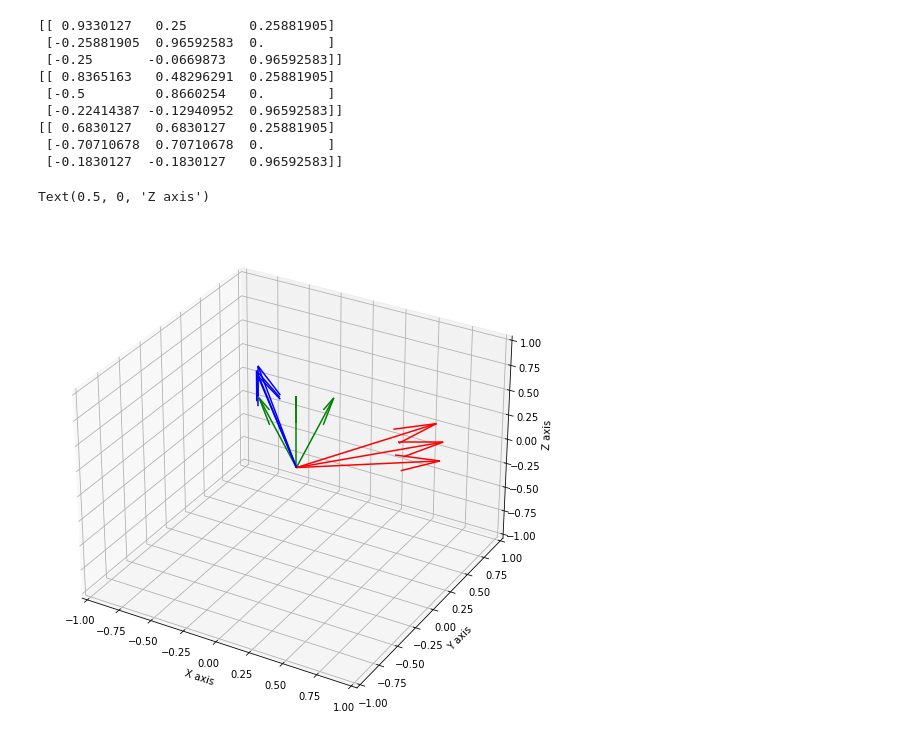
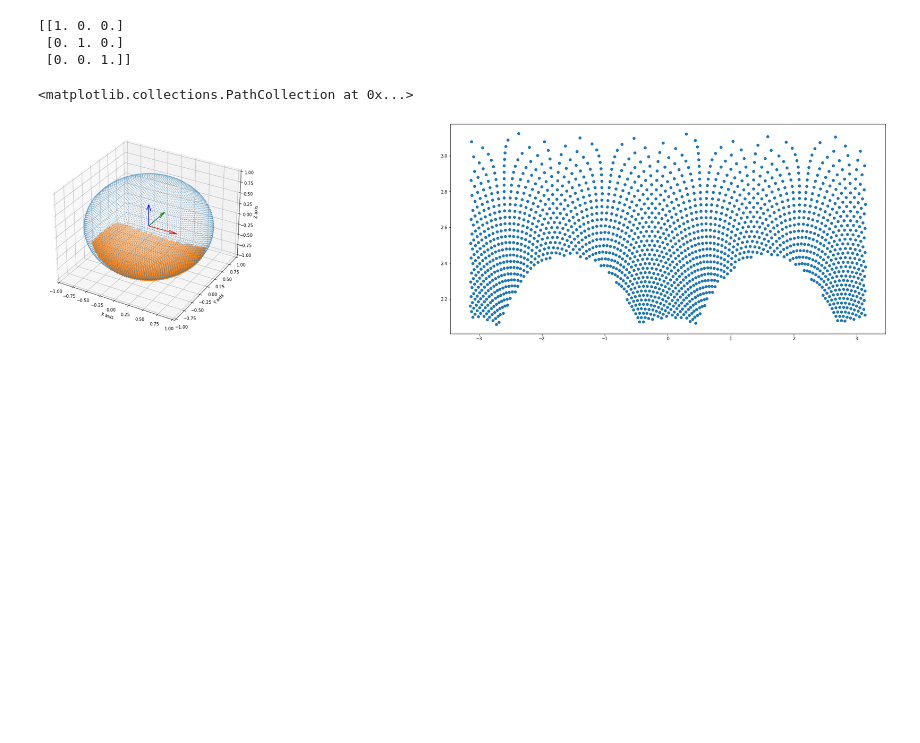
Before and after one commit to Cislunar-Explorers/CislunarSim, a Jupyter notebook: src/utils/camera_fov.ipynb, the cells around one changed output. Saved outputs shown, nothing was run; the diff lists cells and outputs as text; code cells hidden in the pictures; blank space fills up the shorter version.

Commit message:
add camera fov sphere calculations and vis

```diff
--- a/src/utils/camera_fov.ipynb
+++ b/src/utils/camera_fov.ipynb
@@ -5,36 +6,43 @@ from utils import gnc_utils
 # %%
+fig = plt.figure(figsize=(40, 9))
+ax1 = fig.add_subplot(121, projection="3d")
+ax2 = fig.add_subplot(122)
 
-fig = plt.figure(figsize=(19,9))
-ax = fig.gca(projection='3d')
+DEG_2_RAD = np.pi / 180
 
-DEG_2_RAD = np.pi/180
+DCM = np.eye(3)
+# DCM = gnc_utils.C1(45 * DEG_2_RAD)
+# DCM = np.matmul(gnc_utils.C2(45 * DEG_2_RAD), DCM)
+sphere_points = camera_fov_utils.fibonacci_sphere(samples=10000)
+sphere_array = np.array(sphere_points)
 
-DCM = gnc_utils.C3(15 * DEG_2_RAD)
-DCM = np.matmul(gnc_utils.C2(-15 * DEG_2_RAD), DCM)
-
-for angle in [0, 15, 30]:
-    triad = np.eye(3)
-    triad = np.matmul(gnc_utils.C3(angle * DEG_2_RAD), triad)
+for angle in [0]:
+    triad = 0.5 * np.eye(3)
+    # triad = np.matmul(gnc_utils.C3(angle * DEG_2_RAD), triad)
     triad = np.matmul(DCM, triad)
 
-    ax.quiver(0,0,0, *triad[0,:], color='red') # X
-    ax.quiver(0,0,0, *triad[1,:], color='green') # Y
-    ax.quiver(0,0,0, *triad[2,:], color='blue') # Z. Coloring scheme follows SOLIDWORKS
-ax.set_xlim3d((-1,1))
-ax.set_ylim3d((-1,1))
-ax.set_zlim3d((-1,1))
-ax.set_xlabel("X axis")
-ax.set_ylabel("Y axis")
-ax.set_zlabel("Z axis")
+    ax1.quiver(0, 0, 0, *triad[0, :], color="red")  # X
+    ax1.quiver(0, 0, 0, *triad[1, :], color="green")  # Y
+    ax1.quiver(0, 0, 0, *triad[2, :], color="blue")  # Z. Coloring scheme follows SOLIDWORKS
+    camera = camera_fov_utils.CameraFov(DCM)
+    viewable_angles = camera_fov_utils.vec_in_fov(camera, sphere_array)
+
+ax1.scatter(sphere_array[:, 0], sphere_array[:, 1], sphere_array[:, 2], ".", s=0.2)
+ax1.scatter(viewable_angles[:, 0], viewable_angles[:, 1], viewable_angles[:, 2])
+ax1.set_xlim3d((-1, 1))
+ax1.set_ylim3d((-1, 1))
+ax1.set_zlim3d((-1, 1))
+ax1.set_xlabel("X axis")
+ax1.set_ylabel("Y axis")
+ax1.set_zlabel("Z axis")
+
+
+phis = np.arccos(viewable_angles[:, 2])
+thetas = np.arctan2(viewable_angles[:, 1], viewable_angles[:, 0])
+ax2.scatter(thetas, phis)
 # %% [output]
-[[ 0.9330127   0.25        0.25881905]
- [-0.25881905  0.96592583  0.        ]
- [-0.25       -0.0669873   0.96592583]]
-[[ 0.8365163   0.48296291  0.25881905]
- [-0.5         0.8660254   0.        ]
- [-0.22414387 -0.12940952  0.96592583]]
-[[ 0.6830127   0.6830127   0.25881905]
- [-0.70710678  0.70710678  0.        ]
- [-0.1830127  -0.1830127   0.96592583]]
+[[1. 0. 0.]
+ [0. 1. 0.]
+ [0. 0. 1.]]
-Text(0.5, 0, 'Z axis')
+<matplotlib.collections.PathCollection at 0x...>
-[figure, old version]
+[figure, new version]
```
Also changed, not shown: parts of 1 cell of this notebook, 1 other file.
